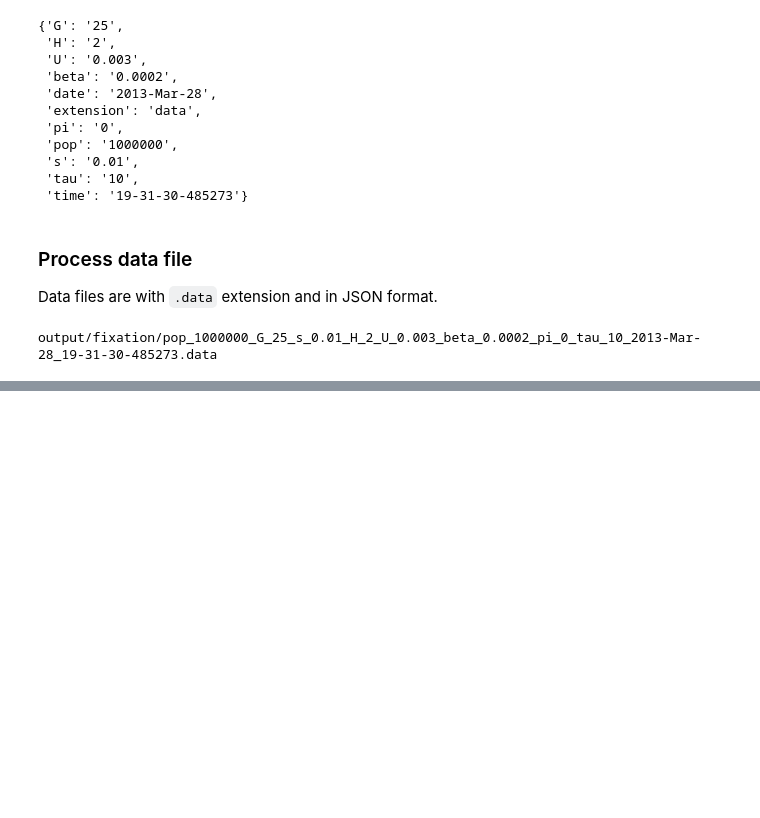
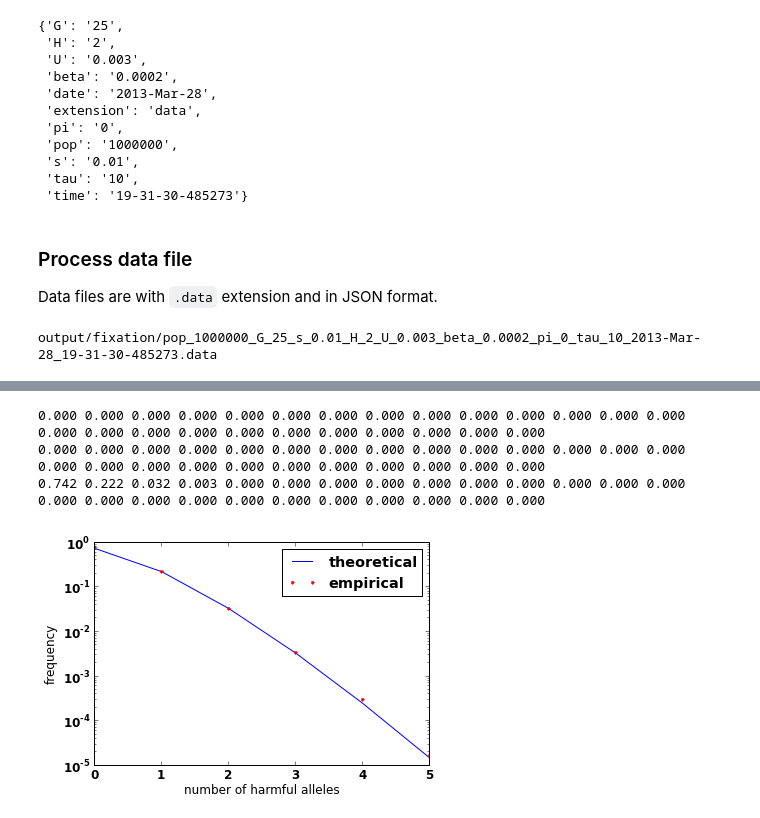
Before and after one commit to yoavram/ruggedsim, a Jupyter notebook: stochastic/simulation analysis.ipynb, the cells around one changed output, grey strips where cells are left out. Saved outputs shown, nothing was run; the diff lists cells and outputs as text; code cells hidden in the pictures; blank space fills up the shorter version.

```diff
--- a/stochastic/simulation analysis.ipynb
+++ b/stochastic/simulation analysis.ipynb
@@ -79,0 +92,22 @@ xlim(len(W)-5000, len(W));
+# %%
+mprint(p)
+# %% [output]
+0.000 0.000 0.000 0.000 0.000 0.000 0.000 0.000 0.000 0.000 0.000 0.000 0.000 0.000 0.000 0.000 0.000 0.000 0.000 0.000 0.000 0.000 0.000 0.000 0.000
+0.000 0.000 0.000 0.000 0.000 0.000 0.000 0.000 0.000 0.000 0.000 0.000 0.000 0.000 0.000 0.000 0.000 0.000 0.000 0.000 0.000 0.000 0.000 0.000 0.000
+0.742 0.222 0.032 0.003 0.000 0.000 0.000 0.000 0.000 0.000 0.000 0.000 0.000 0.000 0.000 0.000 0.000 0.000 0.000 0.000 0.000 0.000 0.000 0.000 0.000
+# %%
+from scipy.stats import poisson
+lam = float(data['U'])/float(data['s'])
+poi = poisson(lam)
+# %%
+theoretical = [ poi.pmf(x) for x in range(int(data['G'])) if poi.pmf(x) > 1/float(data['pop_size'])]
+empirical = [x for x in p[-1] if x > 0]
+# %%
+plot(theoretical, 'b')
+plot(empirical, '.r')
+yscale('log')
+xlabel('number of harmful alleles')
+ylabel('frequency')
+legend(['theoretical','empirical']);
+# %% [output]
+[figure, added]
```
Also changed, not shown: parts of 7 cells of this notebook.
